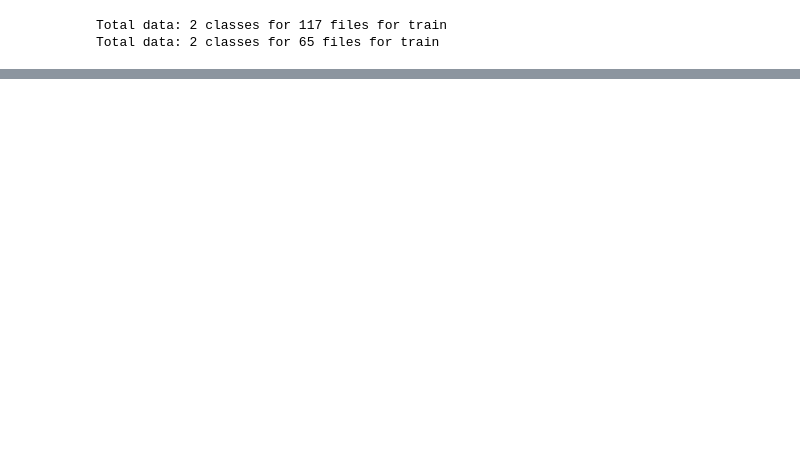
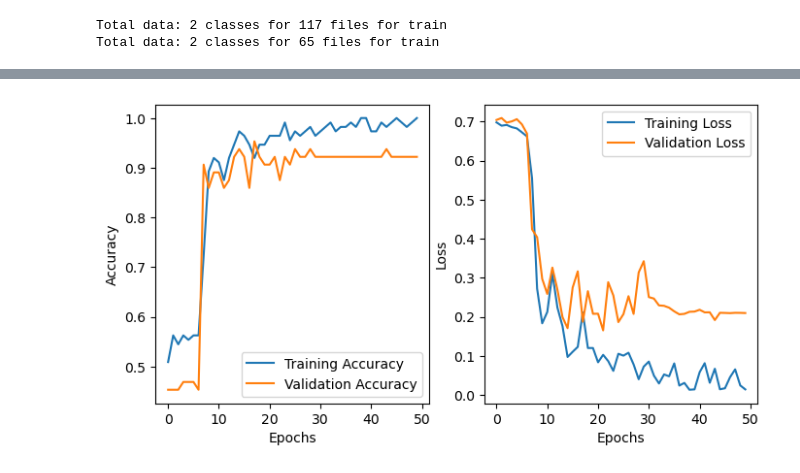
Before and after one commit to sudarshanng7/Mon_reader, a Jupyter notebook: MonReader_Sequence.ipynb, the cells around one changed output, grey strips where cells are left out. Drawn from its saved outputs; the diff is of its cells as text; code cells hidden in the pictures; blank space fills up the shorter version.

```diff
--- a/MonReader_Sequence.ipynb
+++ b/MonReader_Sequence.ipynb
@@ -42,13 +54,16 @@ images_to_videos(folder_names, classes)
 # %%
+#tf.debugging.set_log_device_placement(True)
+
 IMAGE_SHAPE = (224, 224)
 TRAINING_DATA_DIR = "videos/training"
 TEST_DATA_DIR = "videos/testing"
 EVAL_DIR = "final_evaluation"
 BATCH_SIZE = 8
-EPOCHS=20
+EPOCHS=50
 FRAMES = 5
 CHANNELS = 3
 
+# The dataset is labelled 'flip' and 'notflip'
 folder_names = ['training', 'testing']
 classes = ['flip', 'notflip']
 
@@ -140,7 +158,7 @@ model.compile(optimizer=tf.keras.optimizers.Adam(learning_rate=0.001),
 
 
 model_history = model.fit(training_set,
-                          epochs=50,
+                          epochs=EPOCHS,
                           validation_data=test_set,
                           callbacks=callback,)
 # %% [output]
@@ -250,0 +203,18 @@ KeyboardInterrupt:
+# %%
+def plot_curves(model):
+    fig, ax = plt.subplots(ncols=2, figsize=(8, 4))
+    ax[0].plot(range(EPOCHS), model.history['accuracy'], label="Training Accuracy")
+    ax[0].plot(range(EPOCHS), model.history['val_accuracy'], label="Validation Accuracy")
+    ax[0].set_xlabel("Epochs")
+    ax[0].set_ylabel("Accuracy")
+    ax[0].legend()
+    ax[1].plot(range(EPOCHS), model.history['loss'], label="Training Loss")
+    ax[1].plot(range(EPOCHS), model.history['val_loss'], label="Validation Loss")
+    ax[1].set_xlabel("Epochs")
+    ax[1].set_ylabel("Loss")
+    ax[1].legend()
+    plt.show()
+
+plot_curves(model_history)
+# %% [output]
+[figure, added]
```
Also changed, not shown: parts of 14 cells of this notebook.
